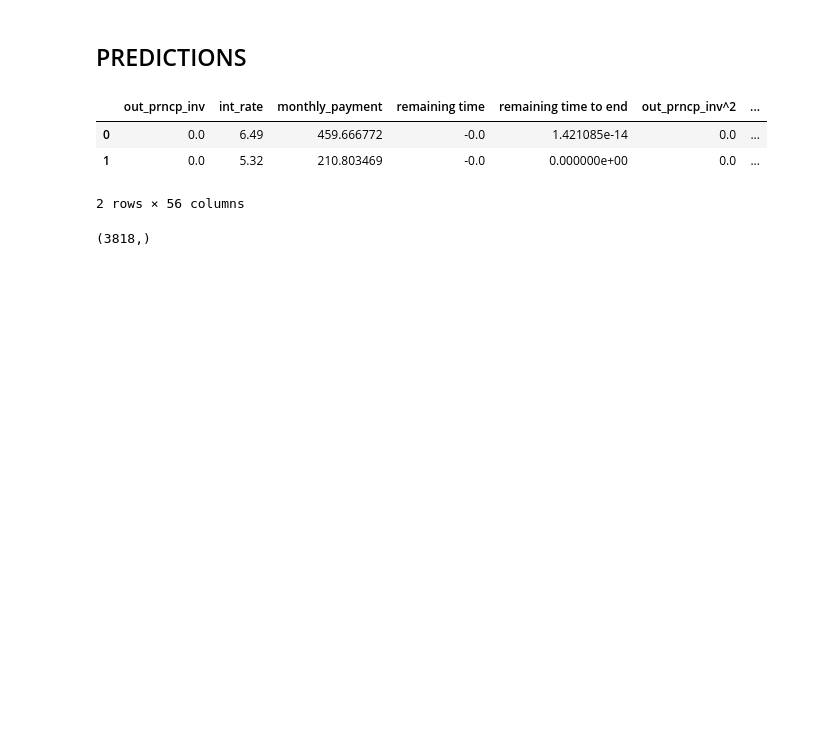
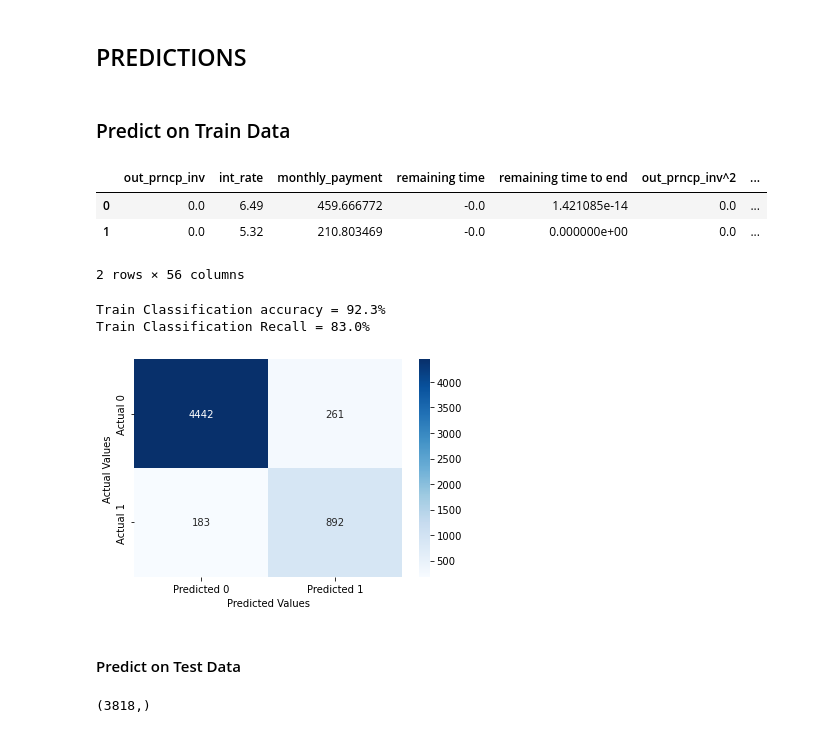
Before and after one commit to Juliaaaachu/Loan_Amount, a Jupyter notebook: Logistic/logistic_reg.ipynb, the cells around one changed output. Saved outputs shown, nothing was run; the diff lists cells and outputs as text; code cells hidden in the pictures; blank space fills up the shorter version.

Commit message:
threshold of 0.4

```diff
--- a/Logistic/logistic_reg.ipynb
+++ b/Logistic/logistic_reg.ipynb
@@ -186,6 +186,8 @@ Optimization terminated successfully.
          Iterations 12
 # %% [markdown]
 ## PREDICTIONS
+# %% [markdown]
+### Predict on Train Data
 # %%
 test_X = test_feature[['out_prncp_inv', 'int_rate', 'monthly_payment', 'remaining time', 'remaining time to end']]
 poly = PolynomialFeatures(3, interaction_only=False, include_bias=False)
@@ -199,6 +201,32 @@ test_X.head(2)
 | 0 | 0.0 | 6.49 | 459.666772 | -0.0 | 1.421085e-14 | 0.0 | ... |
 | 1 | 0.0 | 5.32 | 210.803469 | -0.0 | 0.000000e+00 | 0.0 | ... |
 2 rows × 56 columns
+# %%
+threshold = 0.39
+def confusion_matrix_train(model,cutoff=threshold):
+    # Confusion matrix
+    cm_df = pd.DataFrame(model.pred_table(threshold = cutoff))
+    #Formatting the confusion matrix
+    cm_df.columns = ['Predicted 0', 'Predicted 1']
+    cm_df = cm_df.rename(index={0: 'Actual 0',1: 'Actual 1'})
+    cm = np.array(cm_df)
+    # Calculate the accuracy
+    accuracy = (cm[0,0]+cm[1,1])/cm.sum()
+    recall = (cm[1,1] / (cm[1,1] + cm[1,0]))
+    sns.heatmap(cm_df, annot=True, cmap='Blues', fmt='g')
+    plt.ylabel("Actual Values")
+    plt.xlabel("Predicted Values")
+    print("Train Classification accuracy = {:.1%}".format(accuracy))
+    print("Train Classification Recall = {:.1%}".format(recall))
+    return accuracy, recall
+
+train_accuracy, train_recall = confusion_matrix_train(logit_model)
+# %% [output]
+Train Classification accuracy = 92.3%
+Train Classification Recall = 83.0%
+[figure, added]
+# %% [markdown]
+#### Predict on Test Data
 # %%
 prediction_s_f = logit_model.predict(test_X)
 prediction_s_f.shape
```
Also changed, not shown: parts of 2 cells of this notebook, 1 other file.
